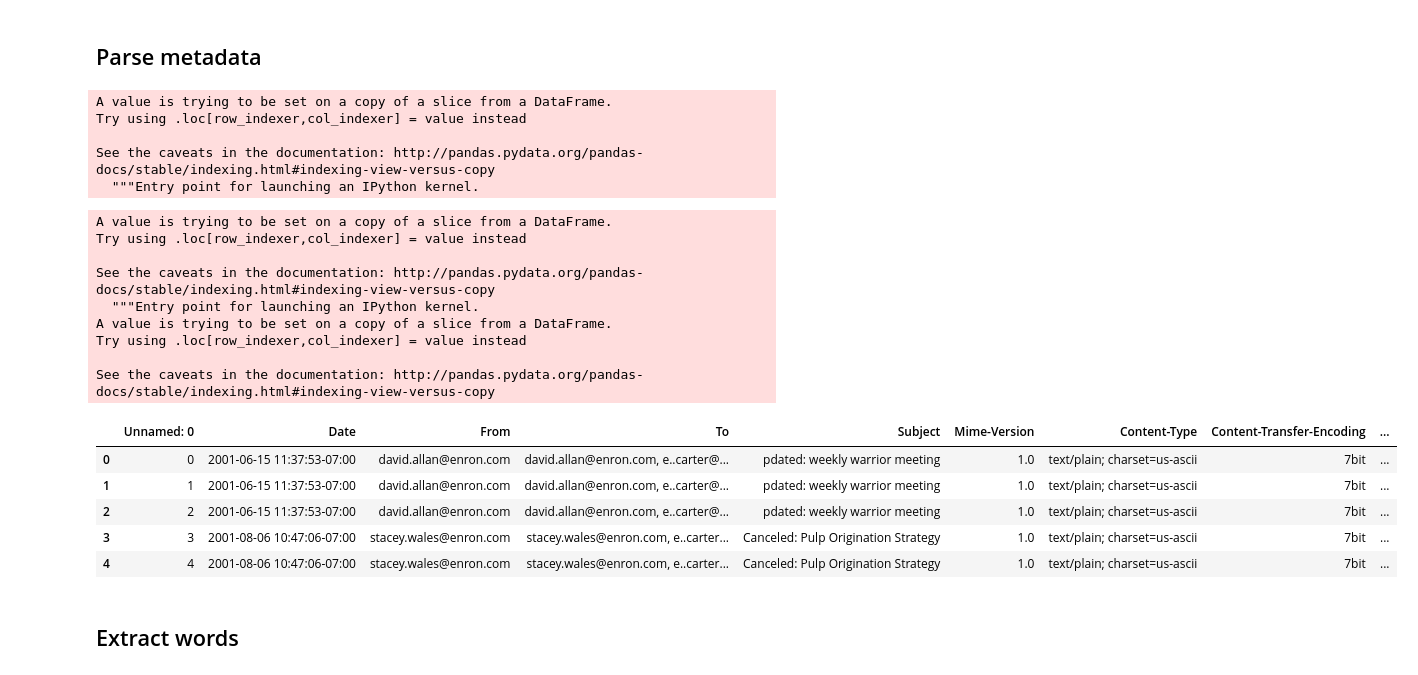
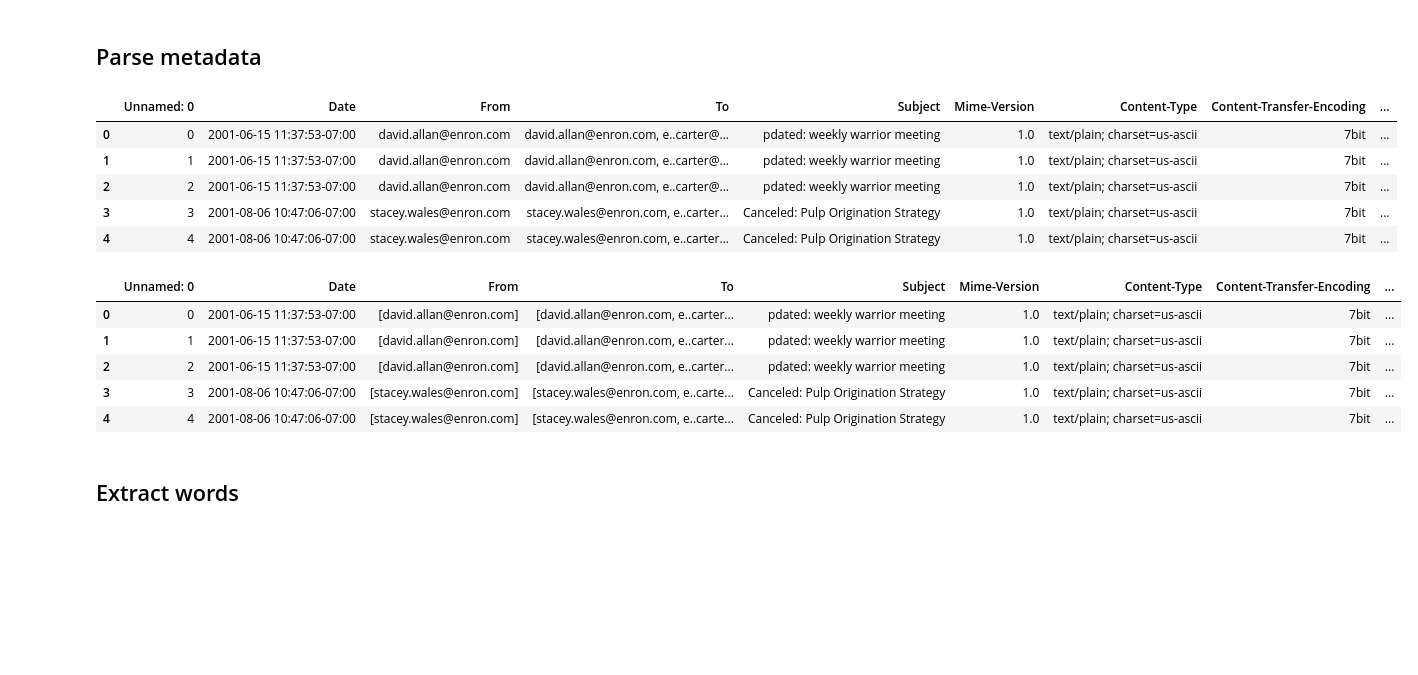
Before and after one commit to xingfanxia/comps_ediscovery, a Jupyter notebook: w2v.ipynb, the cells around one changed output. Drawn from its saved outputs; the diff is of its cells as text; code cells hidden in the pictures; blank space fills up the shorter version.

```diff
--- a/w2v.ipynb
+++ b/w2v.ipynb
@@ -509,21 +509,15 @@ def parse_date(d):
     datetime_object = datetime.strptime(string, '%a %d %b %Y %X %z')
     return datetime_object
 
-to_pickle = full_seventy
+to_pickle = full_seventy.copy()
 # %%
 to_pickle['Date'] = to_pickle['Date'].apply(parse_date)
-# %% [output]
-A value is trying to be set on a copy of a slice from a DataFrame.
-Try using .loc[row_indexer,col_indexer] = value instead
-
-See the caveats in the documentation: http://pandas.pydata.org/pandas-docs/stable/indexing.html#indexing-view-versus-copy
-  """Entry point for launching an IPython kernel.
 # %%
 import re
 def x_strip(s):
     if type(s) == str:
         array = re.split(r'</O.*?\>', s)
-        map(str.strip, array)
+        array = [x.strip() for x in array]
         return array
     else:
         return([])
@@ -532,15 +526,6 @@ to_pickle['X-To'] = to_pickle['X-To'].apply(x_strip)
 to_pickle['X-From'] = to_pickle['X-From'].apply(x_strip)
 to_pickle.head()
 # %% [output]
-A value is trying to be set on a copy of a slice from a DataFrame.
-Try using .loc[row_indexer,col_indexer] = value instead
-
-See the caveats in the documentation: http://pandas.pydata.org/pandas-docs/stable/indexing.html#indexing-view-versus-copy
-  """Entry point for launching an IPython kernel.
-A value is trying to be set on a copy of a slice from a DataFrame.
-Try using .loc[row_indexer,col_indexer] = value instead
-
-See the caveats in the documentation: http://pandas.pydata.org/pandas-docs/stable/indexing.html#indexing-view-versus-copy
 |  | Unnamed: 0 | Date | From | To | Subject | Mime-Version | Content-Type | Content-Transfer-Encoding | ... |
 | 0 | 0 | 2001-06-15 11:37:53-07:00 | david.allan@enron.com | david.allan@enron.com, e..carter@... | pdated: weekly warrior meeting | 1.0 | text/plain; charset=us-ascii | 7bit | ... |
 | 1 | 1 | 2001-06-15 11:37:53-07:00 | david.allan@enron.com | david.allan@enron.com, e..carter@... | pdated: weekly warrior meeting | 1.0 | text/plain; charset=us-ascii | 7bit | ... |
@@ -553,6 +538,17 @@ def to_from_strip(s):
         return s.split(',')
     else:
         return([])
+# %%
+to_pickle['To'] = to_pickle['To'].apply(to_from_strip)
+to_pickle['From'] = to_pickle['From'].apply(to_from_strip)
+to_pickle.head()
+# %% [output]
+|  | Unnamed: 0 | Date | From | To | Subject | Mime-Version | Content-Type | Content-Transfer-Encoding | ... |
+| 0 | 0 | 2001-06-15 11:37:53-07:00 | [david.allan@enron.com] | [david.allan@enron.com, e..carter... | pdated: weekly warrior meeting | 1.0 | text/plain; charset=us-ascii | 7bit | ... |
+| 1 | 1 | 2001-06-15 11:37:53-07:00 | [david.allan@enron.com] | [david.allan@enron.com, e..carter... | pdated: weekly warrior meeting | 1.0 | text/plain; charset=us-ascii | 7bit | ... |
+| 2 | 2 | 2001-06-15 11:37:53-07:00 | [david.allan@enron.com] | [david.allan@enron.com, e..carter... | pdated: weekly warrior meeting | 1.0 | text/plain; charset=us-ascii | 7bit | ... |
+| 3 | 3 | 2001-08-06 10:47:06-07:00 | [stacey.wales@enron.com] | [stacey.wales@enron.com, e..carte... | Canceled: Pulp Origination Strategy | 1.0 | text/plain; charset=us-ascii | 7bit | ... |
+| 4 | 4 | 2001-08-06 10:47:06-07:00 | [stacey.wales@enron.com] | [stacey.wales@enron.com, e..carte... | Canceled: Pulp Origination Strategy | 1.0 | text/plain; charset=us-ascii | 7bit | ... |
 # %% [markdown]
 ## Extract words
 # %%
```
